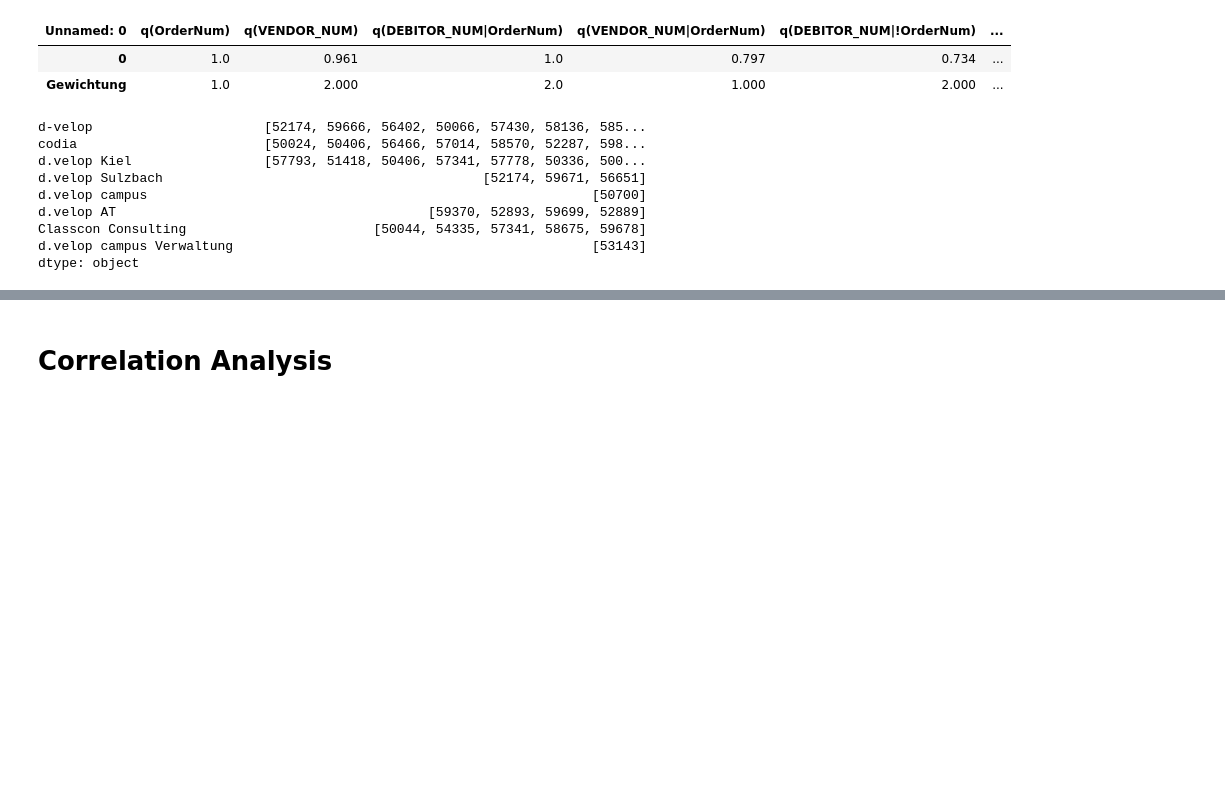
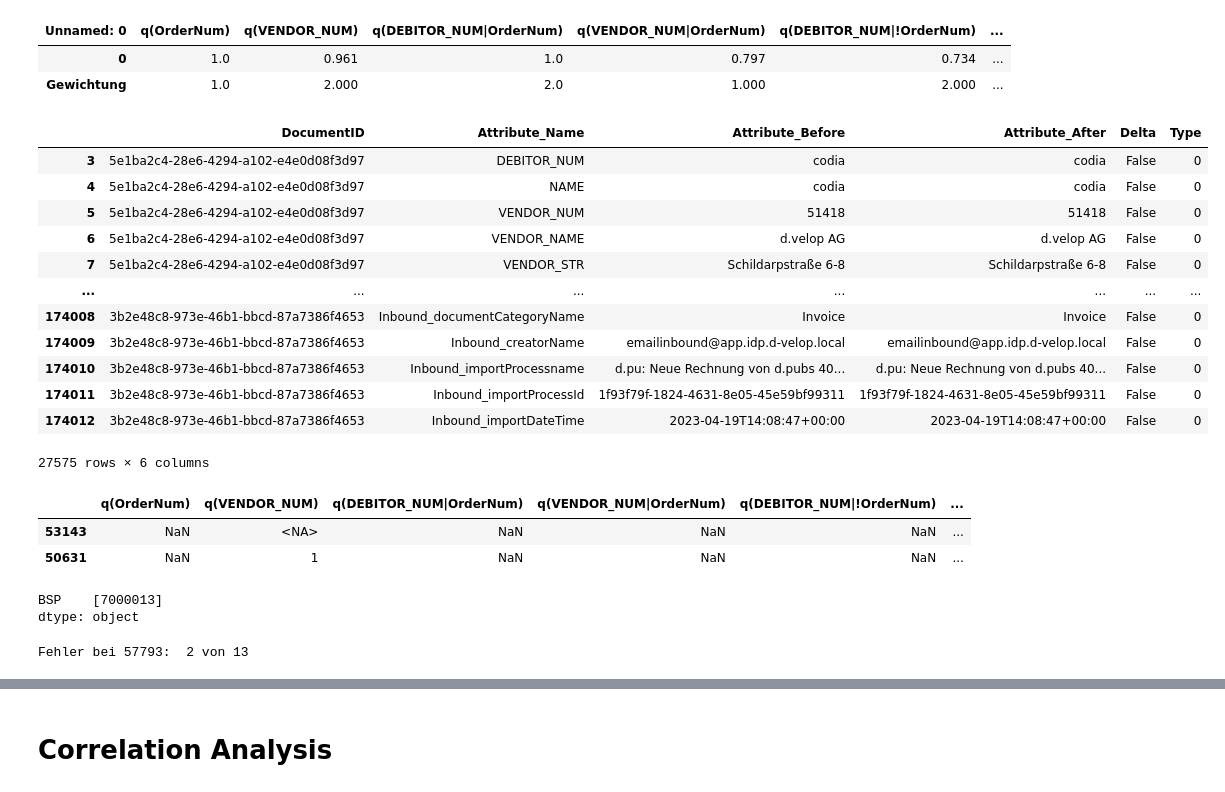
Before and after one commit to FusionShareeza/Masterarbeit, a Jupyter notebook: sqlconnector.ipynb, the cells around one changed output, grey strips where cells are left out. Cells and saved outputs as stored; diff of their text form; code cells hidden in the pictures; blank space fills up the shorter version.

Commit message:
Net_Vat Fehler und Company

```diff
--- a/sqlconnector.ipynb
+++ b/sqlconnector.ipynb
@@ -639,6 +641,8 @@ df_table_cclogattributes = df_table_cclogattributes.replace('\r',' ', regex=True
 score_card = pd.Series([],dtype=pd.StringDtype())
 sollwerte = pd.read_csv('data/sollwerte.csv', encoding='utf-8')
 sollwerte_transposed = sollwerte.set_index('Unnamed: 0').T
+dc_sorted_df_vendor_complete = dict()
+
 
 df_results_debitor,df_results_frequency ,dc_sorted_df_debitor = get_data_values_complete_results(tenant, 'DEBITOR_NUM', df_table_cclogattributes)
 outliers_results = get_outliers(df_results_debitor)
@@ -649,23 +653,40 @@ sorted_counts, high_frequency_numbers_debitor = sort_numbers_by_position(outlier
 bad_vendors = []
 for entry in high_frequency_numbers_debitor:
     df_results_vendor, df_results_frequency_vendor, dc_sorted_df_vendor = get_data_values_complete_results(tenant, 'VENDOR_NUM', dc_sorted_df_debitor[entry])
+    dc_sorted_df_vendor_complete.update(dc_sorted_df_vendor)
     outliers_results_vendor = get_outliers(df_results_vendor)
     outliers_results_sorted_vendor = sort_outliers(outliers_results_vendor, df_results_frequency_vendor)
     outliers_results_vendor_frame = outliers_results_sorted_vendor.to_frame()
     sorted_counts_vendor, high_frequency_numbers_vendor = sort_numbers_by_position(outliers_results_vendor_frame, sollwerte_transposed, 0, threshold=3)
     bad_vendors.append(high_frequency_numbers_vendor)
     score_card[entry]  = high_frequency_numbers_vendor
+# %%
+display(dc_sorted_df_vendor_complete[""])
+# %% [output]
+|  | DocumentID | Attribute_Name | Attribute_Before | Attribute_After | Delta | Type |
+| 3 | 5e1ba2c4-28e6-4294-a102-e4e0d08f3d97 | DEBITOR_NUM | codia | codia | False | 0 |
+| 4 | 5e1ba2c4-28e6-4294-a102-e4e0d08f3d97 | NAME | codia | codia | False | 0 |
+| 5 | 5e1ba2c4-28e6-4294-a102-e4e0d08f3d97 | VENDOR_NUM | 51418 | 51418 | False | 0 |
+| 6 | 5e1ba2c4-28e6-4294-a102-e4e0d08f3d97 | VENDOR_NAME | d.velop AG | d.velop AG | False | 0 |
+| 7 | 5e1ba2c4-28e6-4294-a102-e4e0d08f3d97 | VENDOR_STR | Schildarpstraße 6-8 | Schildarpstraße 6-8 | False | 0 |
+| ... | ... | ... | ... | ... | ... | ... |
+| 174008 | 3b2e48c8-973e-46b1-bbcd-87a7386f4653 | Inbound_documentCategoryName | Invoice | Invoice | False | 0 |
+| 174009 | 3b2e48c8-973e-46b1-bbcd-87a7386f4653 | Inbound_creatorName | emailinbound@app.idp.d-velop.local | emailinbound@app.idp.d-velop.local | False | 0 |
+| 174010 | 3b2e48c8-973e-46b1-bbcd-87a7386f4653 | Inbound_importProcessname | d.pu: Neue Rechnung von d.pubs 40... | d.pu: Neue Rechnung von d.pubs 40... | False | 0 |
+| 174011 | 3b2e48c8-973e-46b1-bbcd-87a7386f4653 | Inbound_importProcessId | 1f93f79f-1824-4631-8e05-45e59bf99311 | 1f93f79f-1824-4631-8e05-45e59bf99311 | False | 0 |
+| 174012 | 3b2e48c8-973e-46b1-bbcd-87a7386f4653 | Inbound_importDateTime | 2023-04-19T14:08:47+00:00 | 2023-04-19T14:08:47+00:00 | False | 0 |
+27575 rows × 6 columns
+# %%
+display(df_results_frequency_vendor)
+#dc_sorted_df_debitor["d.velop Kiel"].to_csv('data/d-velop_kiel.csv', index=False, header= True, encoding='utf-8')
+# %% [output]
+|  | q(OrderNum) | q(VENDOR_NUM) | q(DEBITOR_NUM|OrderNum) | q(VENDOR_NUM|OrderNum) | q(DEBITOR_NUM|!OrderNum) | ... |
+| 53143 | NaN | <NA> | NaN | NaN | NaN | ... |
+| 50631 | NaN | 1 | NaN | NaN | NaN | ... |
 # %%
 print(score_card)
 # %% [output]
-d-velop                      [52174, 59666, 56402, 50066, 57430, 58136, 585...
-codia                        [50024, 50406, 56466, 57014, 58570, 52287, 598...
-d.velop Kiel                 [57793, 51418, 50406, 57341, 57778, 50336, 500...
-d.velop Sulzbach                                         [52174, 59671, 56651]
-d.velop campus                                                         [50700]
-d.velop AT                                        [59370, 52893, 59699, 52889]
-Classcon Consulting                        [50044, 54335, 57341, 58675, 59678]
-d.velop campus Verwaltung                                              [53143]
+BSP    [7000013]
 dtype: object
 # %%
 df_table_ccvendors = get_table_data_ALL('CC_VENDORS', connect_to_db_better(connection_string= 'classconprocessingger.database.windows.net', database = 'T_'+tenant+''))
@@ -673,0 +699,15 @@ df_table_ccvendors = df_table_ccvendors.replace('\r',' ', regex=True)
+# %%
+vendor_num = '57793'
+df_sort = dc_sorted_df_vendor_complete[vendor_num]
+df_sort = df_sort[((df_sort['Attribute_Name'] == 'VatAmount1') & (df_sort['Delta'] == True)) | (df_sort['Attribute_Name'] == 'NetAmount1') & (df_sort['Delta'] == True) | (df_sort['Attribute_Name'] == 'VatRate1') & (df_sort['Delta'] == True)]
+count_good = df_sort['DocumentID'].nunique()
+count_bad = 0
+for index, row in df_sort.iterrows():
+    if 0.0 < abs(float(row["Attribute_After"]) - float(row["Attribute_Before"])) <= 0.05:
+            count_bad += 1
+    #if abs(float(row["Attribute_After"]) - float(row["Attribute_Before"])) != 0.0 and abs(float(row["Attribute_After"]) - float(row["Attribute_Before"])) < 0.05:
+            #count_bad += 1
+if (count_bad > 0):
+    print("Fehler bei "+vendor_num+":  "+str(count_bad)+" von "+str(count_good)+"")
+# %% [output]
+Fehler bei 57793:  2 von 13
```
Also changed, not shown: parts of 4 cells of this notebook.
